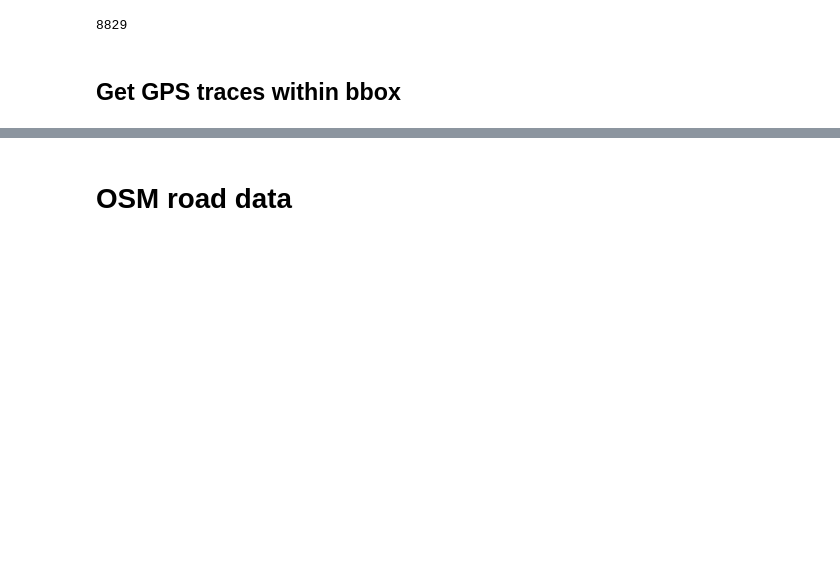
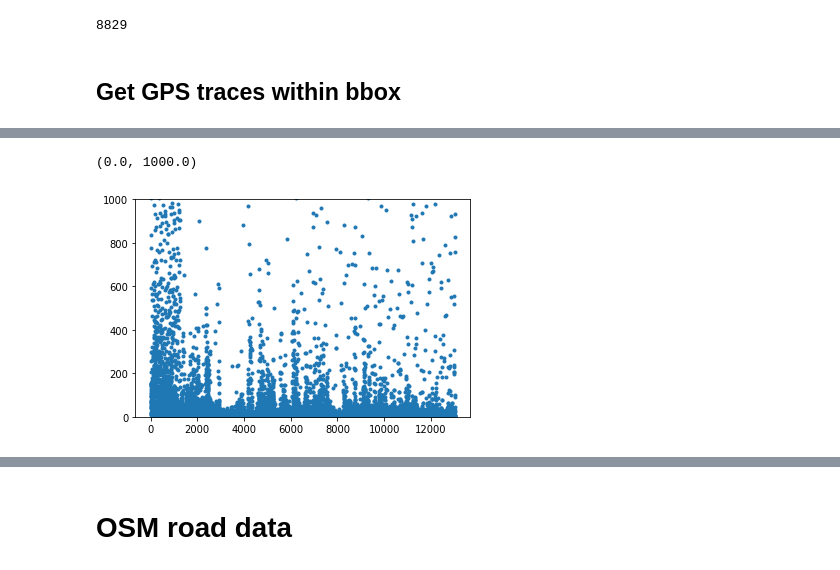
Before and after one commit to Andrewwango/prow-map, a Jupyter notebook: download_data.ipynb, the cells around one changed output, grey strips where cells are left out. Cells and saved outputs as stored; diff of their text form; code cells hidden in the pictures; blank space fills up the shorter version.

```diff
--- a/download_data.ipynb
+++ b/download_data.ipynb
@@ -165,0 +158,2 @@ bbox = np.loadtxt("data/bbox.csv", delimiter=",", dtype=np.float32)
+# %%
+box_gps_df = all_gps_raw_df.loc[in_box(all_gps_raw_df["latitude"], all_gps_raw_df["longitude"], bbox=bbox)]
@@ -165,0 +215,2 @@ bbox = np.loadtxt("data/bbox.csv", delimiter=",", dtype=np.float32)
+# %%
+test = box_gps_df[box_gps_df["trackid"] == ts[12]]
@@ -165,0 +225,2 @@ bbox = np.loadtxt("data/bbox.csv", delimiter=",", dtype=np.float32)
+# %%
+a = haversine_vector(test.iloc[:-1, 0:2].to_numpy(), test.iloc[1:, 0:2].to_numpy(), "m")
@@ -165,0 +229,6 @@ bbox = np.loadtxt("data/bbox.csv", delimiter=",", dtype=np.float32)
+# %%
+plt.plot(a, '.')
+plt.ylim([0,1000])
+# %% [output]
+(0.0, 1000.0)
+[figure, added]
```
Also changed, not shown: parts of 44 cells of this notebook, 7 other files.
